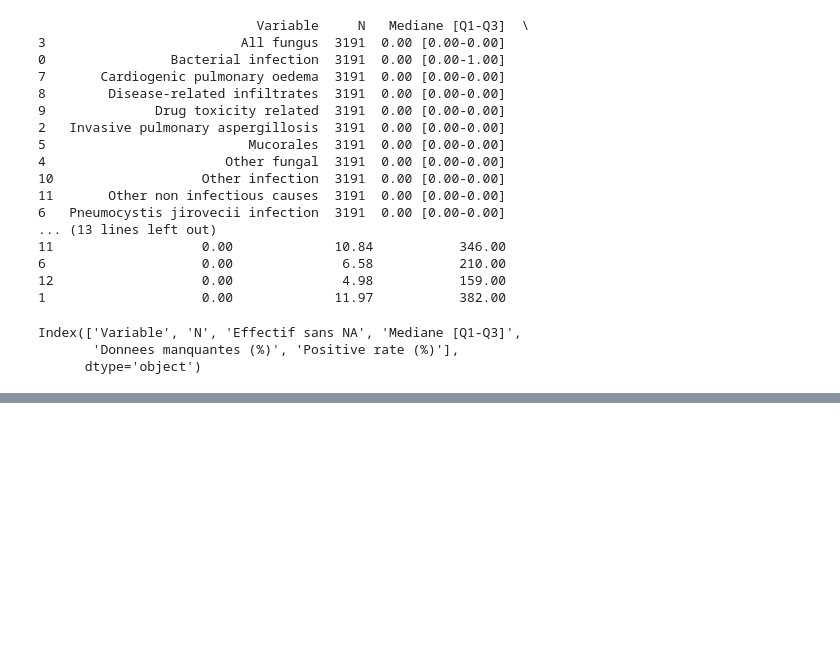
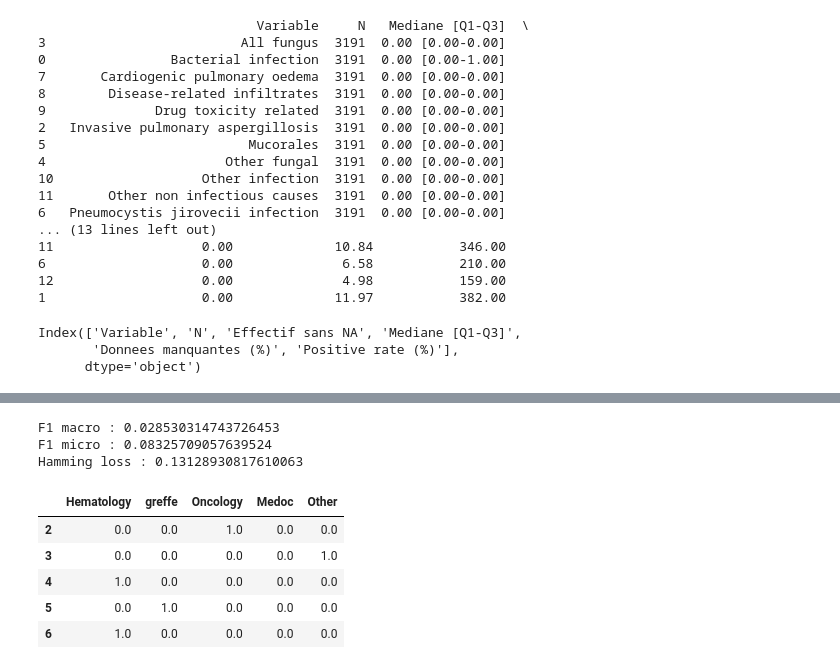
Before and after one commit to Romain-Forte/respiratory_diagnostics, a Jupyter notebook: bazea_dataset.ipynb, the cells around one changed output, grey strips where cells are left out. Drawn from its saved outputs; the diff is of its cells as text; code cells hidden in the pictures; blank space fills up the shorter version.

```diff
--- a/bazea_dataset.ipynb
+++ b/bazea_dataset.ipynb
@@ -421,0 +474,47 @@ res
+# %%
+from catboost import CatBoostClassifier
+from sklearn.model_selection import train_test_split
+X_train, X_test, y_train, y_test = train_test_split(
+    df_condition_ordered, labels_efraim, test_size=0.2, random_state=42)
+from catboost import CatBoostClassifier
+from sklearn.multioutput import MultiOutputClassifier
+from sklearn.metrics import f1_score, hamming_loss
+
+# Modèle de base rapide
+base_model = CatBoostClassifier(
+    iterations=100,
+    depth=6,
+    learning_rate=0.1,
+    verbose=0,
+)
+
+# Wrapper multilabel
+model = MultiOutputClassifier(base_model)
+
+# Entraînement
+model.fit(X_train, y_train)
+
+# Prédictions
+y_pred = model.predict(X_test)
+
+# Évaluation
+f1_macro = f1_score(y_test, y_pred, average="macro")
+f1_micro = f1_score(y_test, y_pred, average="micro")
+hamming = hamming_loss(y_test, y_pred)
+
+print("F1 macro :", f1_macro)
+print("F1 micro :", f1_micro)
+print("Hamming loss :", hamming)
+# %% [output]
+F1 macro : 0.028530314743726453
+F1 micro : 0.08325709057639524
+Hamming loss : 0.13128930817610063
+# %%
+df_condition_ordered.head()
+# %% [output]
+|  | Hematology | greffe | Oncology | Medoc | Other |
+| 2 | 0.0 | 0.0 | 1.0 | 0.0 | 0.0 |
+| 3 | 0.0 | 0.0 | 0.0 | 0.0 | 1.0 |
+| 4 | 1.0 | 0.0 | 0.0 | 0.0 | 0.0 |
+| 5 | 0.0 | 1.0 | 0.0 | 0.0 | 0.0 |
+| 6 | 1.0 | 0.0 | 0.0 | 0.0 | 0.0 |
```
Also changed, not shown: parts of 7 cells of this notebook, 7 other files.
